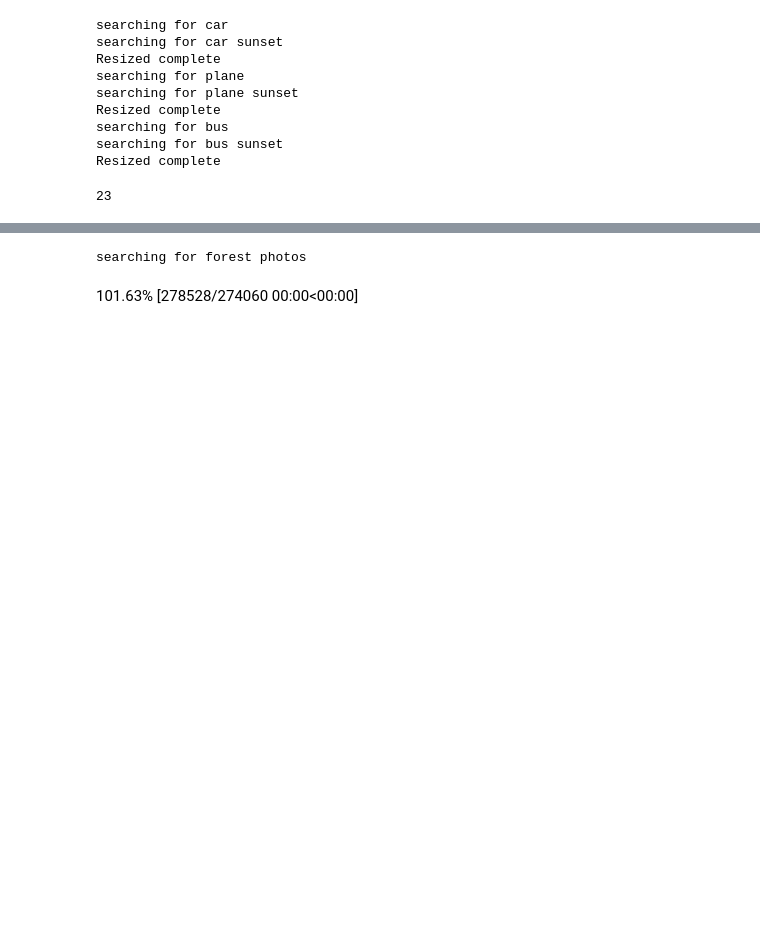
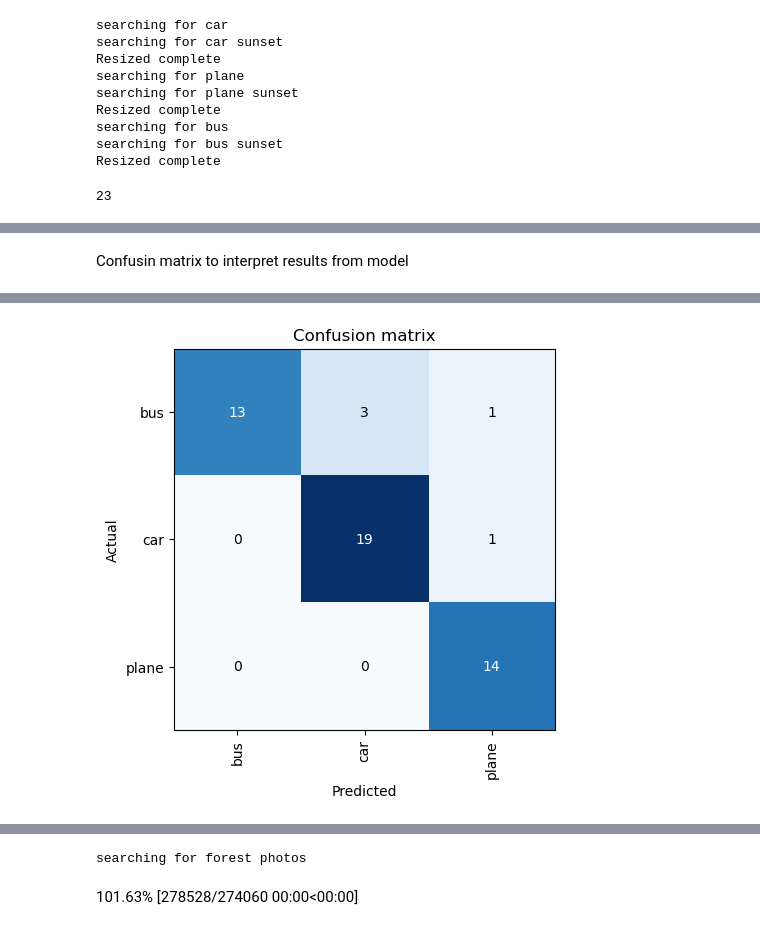
Before and after one commit to sachinrcz/deeplearning, a Jupyter notebook: Is it a car or plane?.ipynb, the cells around one changed output, grey strips where cells are left out. Drawn from its saved outputs; the diff is of its cells as text; code cells hidden in the pictures; blank space fills up the shorter version.

Commit message:
complete car bus plane model

```diff
--- a/Is it a car or plane?.ipynb
+++ b/Is it a car or plane?.ipynb
@@ -135,0 +139,6 @@ learn.fine_tune(3)
+# %% [markdown]
+Confusin matrix to interpret results from model
+# %%
+interp = ClassificationInterpretation.from_learner(learn)
+interp.plot_confusion_matrix()
+# %% [output]
@@ -135,0 +147 @@ learn.fine_tune(3)
+[figure, added]
```
Also changed, not shown: parts of 21 cells of this notebook, 1 other file.
